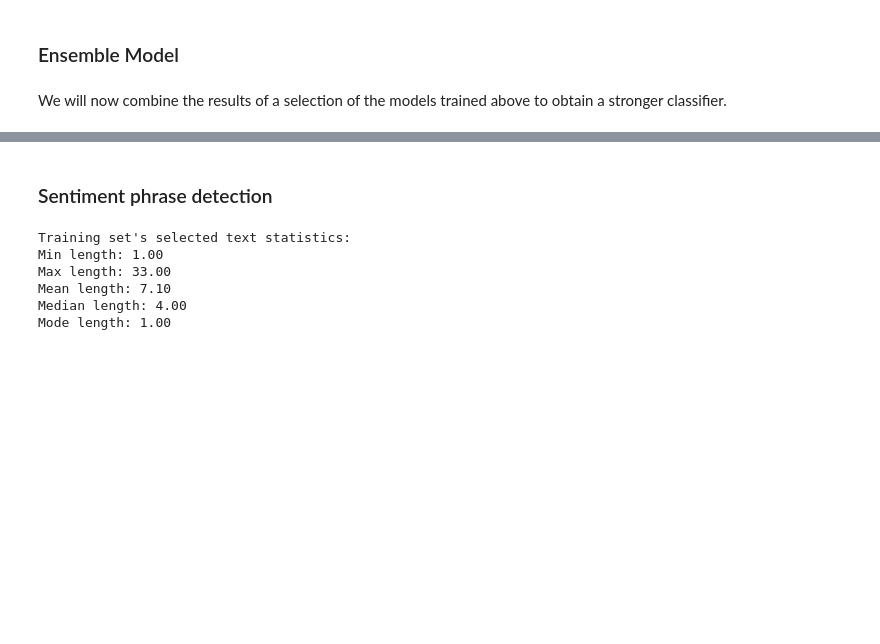
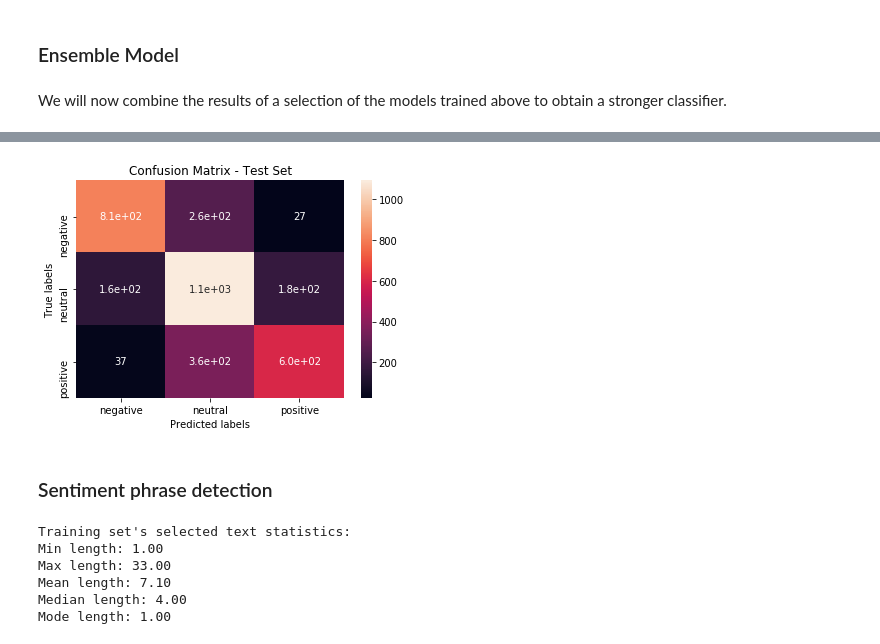
Before and after one commit to alexkapele/tweet_sentiment, a Jupyter notebook: sentiment_analysis.ipynb, the cells around one changed output, grey strips where cells are left out. Cells and saved outputs as stored; diff of their text form; code cells hidden in the pictures; blank space fills up the shorter version.

```diff
--- a/sentiment_analysis.ipynb
+++ b/sentiment_analysis.ipynb
@@ -575,10 +575,8 @@ pos_words_selected = load_obj('pos_words_selected')
 neg_words_selected = load_obj('neg_words_selected')
 test_text_len = test.text.apply(lambda x: len(x.split()))
 
-#Run baseline model
-baseline_pred,baseline_prob = baseline_classifier(test_df_norm,test_text_len,test.sentiment.values,pos_words_selected,neg_words_selected,limit=0,show_metrics=False,plot_confusion=False)
-
 #Baseline model results and parameters passed to ensemble model
-baseline_model = {'pred':baseline_pred, 'prob':baseline_prob, 'weight':0.75}
+baseline_model = {'text_len':test_text_len, 'pos_words':pos_words_selected,
+                  'neg_words':neg_words_selected, 'limit':0,'weight':0.75}
 # %%
 def calc_train_accuracies(models, train_data, train_labels, label_encoder,):
@@ -587,27 +586,34 @@ def calc_train_accuracies(models, train_data, train_labels, label_encoder,):
         accuracies.append(accuracy_score(train_labels, le.inverse_transform(model.predict(train_data))))
     return accuracies
 # %%
-def ensemble_model(models, model_accuracies, data, label_encoder, baseline=None):
+def ensemble_model(data, models, model_accuracies, label_encoder, baseline=None):
     #Combine results of multiple models based on their accuracy scores
+    #data: bag of words dataframe, label_encoder: pretrained on training dataset (used to train ML models)
 
-    from sklearn.metrics import accuracy_score
+    #Convert bag of words dataframe to sparse matrix
+    from scipy.sparse import csr_matrix
+    data_sparse = csr_matrix(data.values)
 
     #Initialize array to hold ensembe probabilities
-    ensemble_probs = np.zeros((data.shape[0],len(le.classes_)))
+    ensemble_probs = np.zeros((data_sparse.shape[0],len(le.classes_)))
 
     #Compute ensemble classification probabilities: weighted sum of probabilities of each model (weighted by model's accuracy)
     i = 0
     for model in models:
-        prob = model.predict_proba(data)
+        prob = model.predict_proba(data_sparse)
         accuracy = model_accuracies[i]
         ensemble_probs += (np.log(accuracy)/np.log(1-accuracy))*prob
         i += 1
 
     if baseline is not None:
+        #Run baseline model
+        baseline_pred,baseline_prob = baseline_classifier(data, baseline['text_len'],baseline['pos_words'],
+                                                          baseline['neg_words'],baseline['limit'],
+                                                          show_metrics=False,plot_confusion=False,correct_labels=None)
+
         #Convert prediction probability for each text from a single float to an array of 2 zeros and 1 float
         #(at the correct position for computing ensemble with other models)
-        baseline_pred = label_encoder.transform(baseline['pred'])
-        baseline_prob = baseline['prob']
+        baseline_pred = label_encoder.transform(baseline_pred)
         baseline_probs = np.zeros((len(baseline_prob),3))
         for i in range(len(baseline_prob)):
             j = baseline_pred[i]
@@ -630,13 +636,29 @@ selected_models = [log_model,m_nb_model,bagging_model]
 #Calculate model accuracies on training set (to obtain weights for ensemble model)
 model_accuracies = calc_train_accuracies(selected_models, train_matrix_norm,train.sentiment.values, le)
 # %%
-pred, prob, probs_all = ensemble_model(selected_models, model_accuracies, test_matrix_norm, le, baseline=baseline_model)
+pred, prob, probs_all = ensemble_model(test_df_norm, selected_models, model_accuracies, le, baseline=baseline_model)
 # %%
 from sklearn.metrics import accuracy_score, precision_score, recall_score, f1_score
 print('Results on test set:')
-print('Accuracy score: ', format(accuracy_score(test.sentiment.values, pred)))
+print('Accuracy score: {:.5f}'.format(accuracy_score(test.sentiment.values, pred)))
 print('Precision score: ', format(precision_score(test.sentiment.values, pred, average=None)))
 print('Recall score: ', format(recall_score(test.sentiment.values, pred, average=None)))
 print('F1 score: ', format(f1_score(test.sentiment.values, pred, average=None)))
+print('---------------------------------------------------------------------')
+
+#Plot confusion matrix
+from sklearn.metrics import confusion_matrix
+import seaborn as sns
+
+cm = confusion_matrix(test.sentiment.values, pred, ['positive','neutral','negative'])
+
+ax= plt.subplot()
+sns.heatmap(cm, annot=True, ax = ax)
+ax.set_xlabel('Predicted labels')
+ax.set_ylabel('True labels')
+ax.set_title('Confusion Matrix - Test Set')
+ax.xaxis.set_ticklabels(le.inverse_transform([0,1,2]))
+ax.yaxis.set_ticklabels(le.inverse_transform([0,1,2]))
+plt.show()
 # %% [output]
 Results on test set:
@@ -647,3 +670,4 @@ F1 score:  [0.66777042 0.69443561 0.76930365]
+[figure, added]
 # %% [markdown]
 ### Sentiment phrase detection ###
 # %%
```
Also changed, not shown: parts of 15 cells of this notebook.
